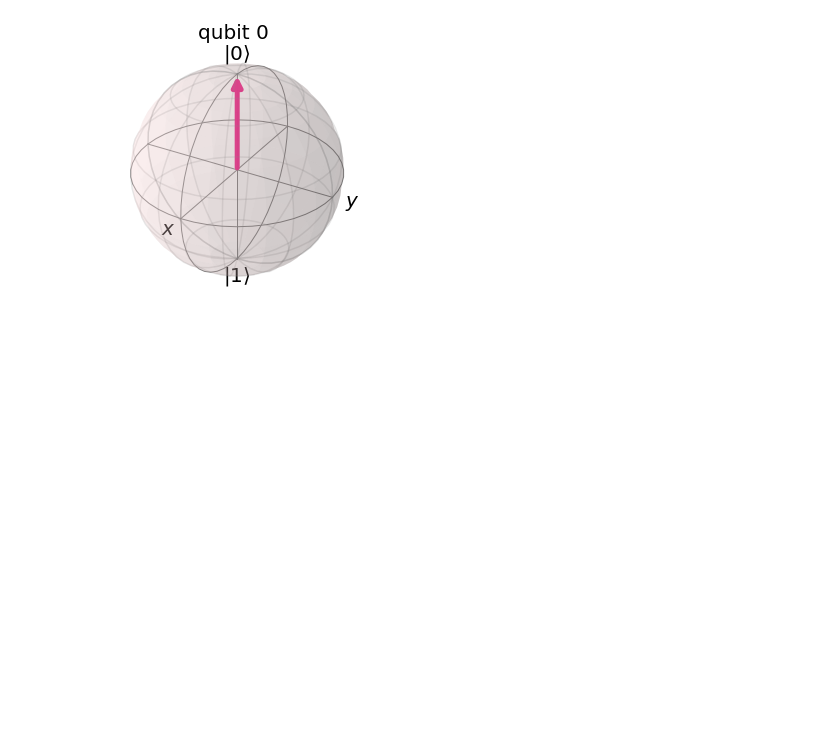
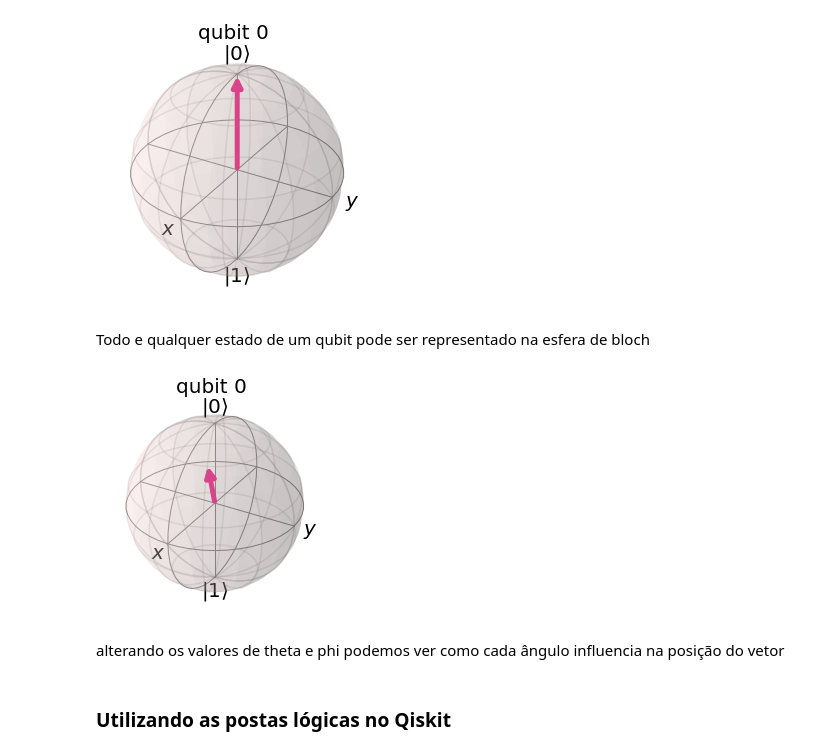
Before and after one commit to Jffmw/extecamp_quantum_computing_course, a Jupyter notebook: Aula_4.ipynb, the cells around one changed output. Saved outputs shown, nothing was run; the diff lists cells and outputs as text; code cells hidden in the pictures; blank space fills up the shorter version.

```diff
--- a/Aula_4.ipynb
+++ b/Aula_4.ipynb
@@ -26,3 +26,18 @@ state = qi.Statevector(v0)
 plot_bloch_multivector(state)
 # %% [output]
 [figure]
+# %% [markdown]
+Todo e qualquer estado de um qubit pode ser representado na esfera de bloch
+# %%
+theta = np.pi/5
+phi = np.pi/8
+psi = np.cos(theta/2)*v0 + np.sin(theta/2)*np.exp(1j*phi)*v1
+# %%
+state = qi.Statevector(psi)
+plot_bloch_multivector(state)
+# %% [output]
+[figure, added]
+# %% [markdown]
+alterando os valores de theta e phi podemos ver como cada ângulo influencia na posição do vetor
+# %% [markdown]
+### Utilizando as postas lógicas no Qiskit
```
Also changed, not shown: parts of 2 cells of this notebook.
